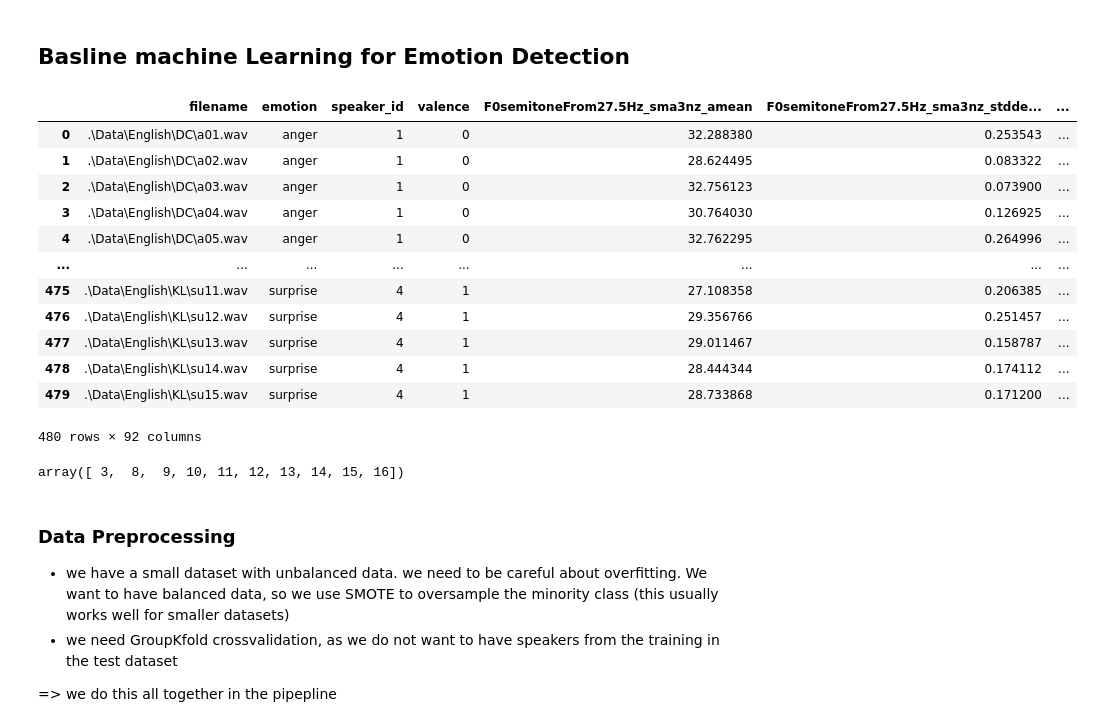
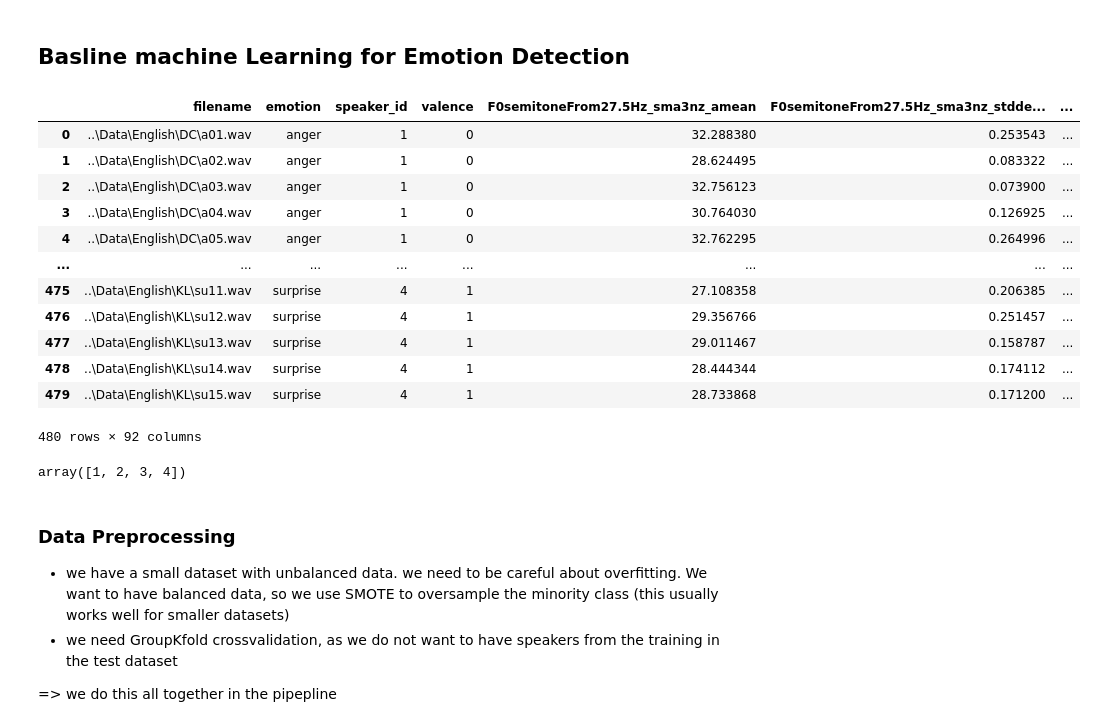
Before and after one commit to juverse/Speech-Emotion-Recognition, a Jupyter notebook: Experiments/baseline.ipynb, the cells around one changed output. Cells and saved outputs as stored; diff of their text form; code cells hidden in the pictures.

```diff
--- a/Experiments/baseline.ipynb
+++ b/Experiments/baseline.ipynb
@@ -19,28 +19,28 @@ from sklearn.linear_model import LogisticRegression
 from xgboost import XGBClassifier
 # %%
 # data
-#df = pd.read_csv(r'Data\German\features_german.csv')
-#df = pd.read_csv(r'Data\Urdu\features_urdu.csv')
-df = pd.read_csv(r'Data\English\features_english.csv')
+#df = pd.read_csv(r'..\Data\German\features_german.csv')
+#df = pd.read_csv(r'..\Data\Urdu\features_urdu.csv')
+df = pd.read_csv(r'..\Data\English\features_english.csv')
 df
 # %% [output]
 |  | filename | emotion | speaker_id | valence | F0semitoneFrom27.5Hz_sma3nz_amean | F0semitoneFrom27.5Hz_sma3nz_stdde... | ... |
-| 0 | .\Data\English\DC\a01.wav | anger | 1 | 0 | 32.288380 | 0.253543 | ... |
-| 1 | .\Data\English\DC\a02.wav | anger | 1 | 0 | 28.624495 | 0.083322 | ... |
-| 2 | .\Data\English\DC\a03.wav | anger | 1 | 0 | 32.756123 | 0.073900 | ... |
-| 3 | .\Data\English\DC\a04.wav | anger | 1 | 0 | 30.764030 | 0.126925 | ... |
-| 4 | .\Data\English\DC\a05.wav | anger | 1 | 0 | 32.762295 | 0.264996 | ... |
+| 0 | ..\Data\English\DC\a01.wav | anger | 1 | 0 | 32.288380 | 0.253543 | ... |
+| 1 | ..\Data\English\DC\a02.wav | anger | 1 | 0 | 28.624495 | 0.083322 | ... |
+| 2 | ..\Data\English\DC\a03.wav | anger | 1 | 0 | 32.756123 | 0.073900 | ... |
+| 3 | ..\Data\English\DC\a04.wav | anger | 1 | 0 | 30.764030 | 0.126925 | ... |
+| 4 | ..\Data\English\DC\a05.wav | anger | 1 | 0 | 32.762295 | 0.264996 | ... |
 | ... | ... | ... | ... | ... | ... | ... | ... |
-| 475 | .\Data\English\KL\su11.wav | surprise | 4 | 1 | 27.108358 | 0.206385 | ... |
-| 476 | .\Data\English\KL\su12.wav | surprise | 4 | 1 | 29.356766 | 0.251457 | ... |
-| 477 | .\Data\English\KL\su13.wav | surprise | 4 | 1 | 29.011467 | 0.158787 | ... |
-| 478 | .\Data\English\KL\su14.wav | surprise | 4 | 1 | 28.444344 | 0.174112 | ... |
-| 479 | .\Data\English\KL\su15.wav | surprise | 4 | 1 | 28.733868 | 0.171200 | ... |
+| 475 | ..\Data\English\KL\su11.wav | surprise | 4 | 1 | 27.108358 | 0.206385 | ... |
+| 476 | ..\Data\English\KL\su12.wav | surprise | 4 | 1 | 29.356766 | 0.251457 | ... |
+| 477 | ..\Data\English\KL\su13.wav | surprise | 4 | 1 | 29.011467 | 0.158787 | ... |
+| 478 | ..\Data\English\KL\su14.wav | surprise | 4 | 1 | 28.444344 | 0.174112 | ... |
+| 479 | ..\Data\English\KL\su15.wav | surprise | 4 | 1 | 28.733868 | 0.171200 | ... |
 480 rows × 92 columns
 # %%
 df["speaker_id"].unique()
 # %% [output]
-array([ 3,  8,  9, 10, 11, 12, 13, 14, 15, 16])
+array([1, 2, 3, 4])
 # %% [markdown]
 ### Data Preprocessing
 * we have a small dataset with unbalanced data. we need to be careful about overfitting. We want to have balanced data, so we use SMOTE to oversample the minority class (this usually works well for smaller datasets)
```
Also changed, not shown: parts of 2 cells of this notebook, 4 other files.
